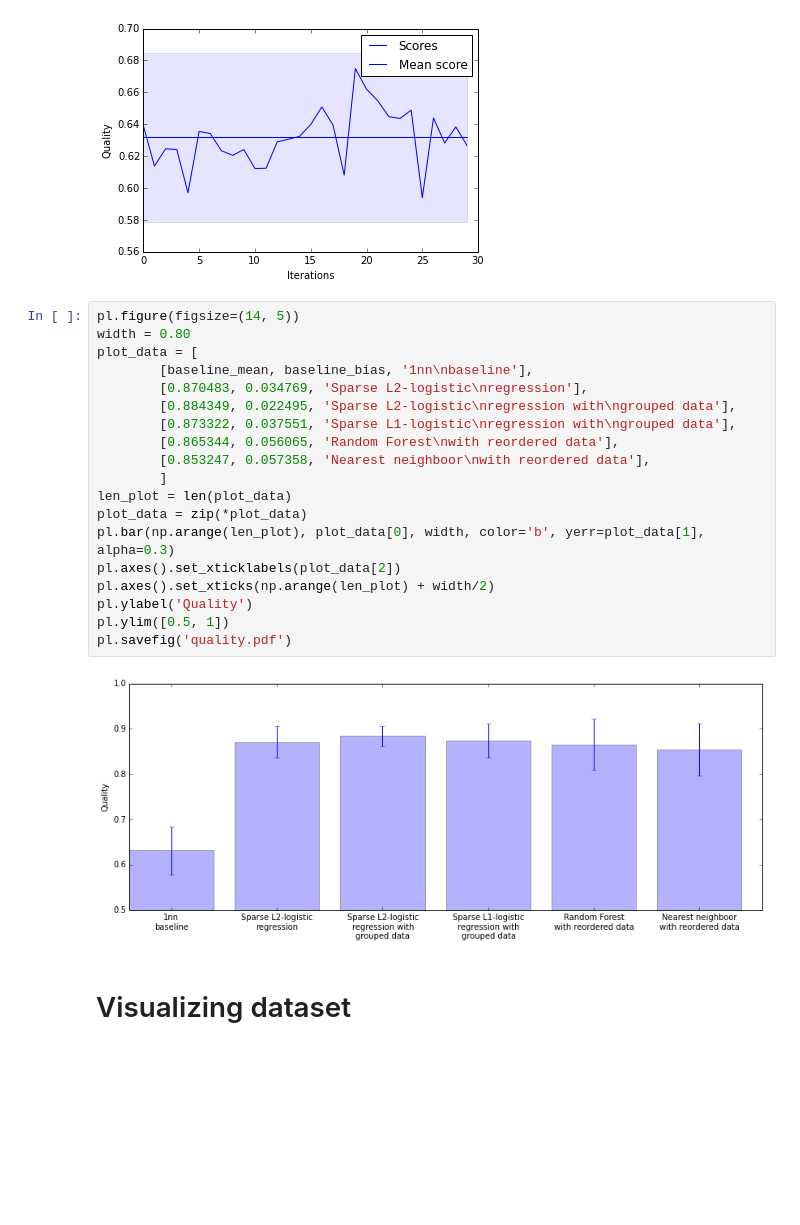
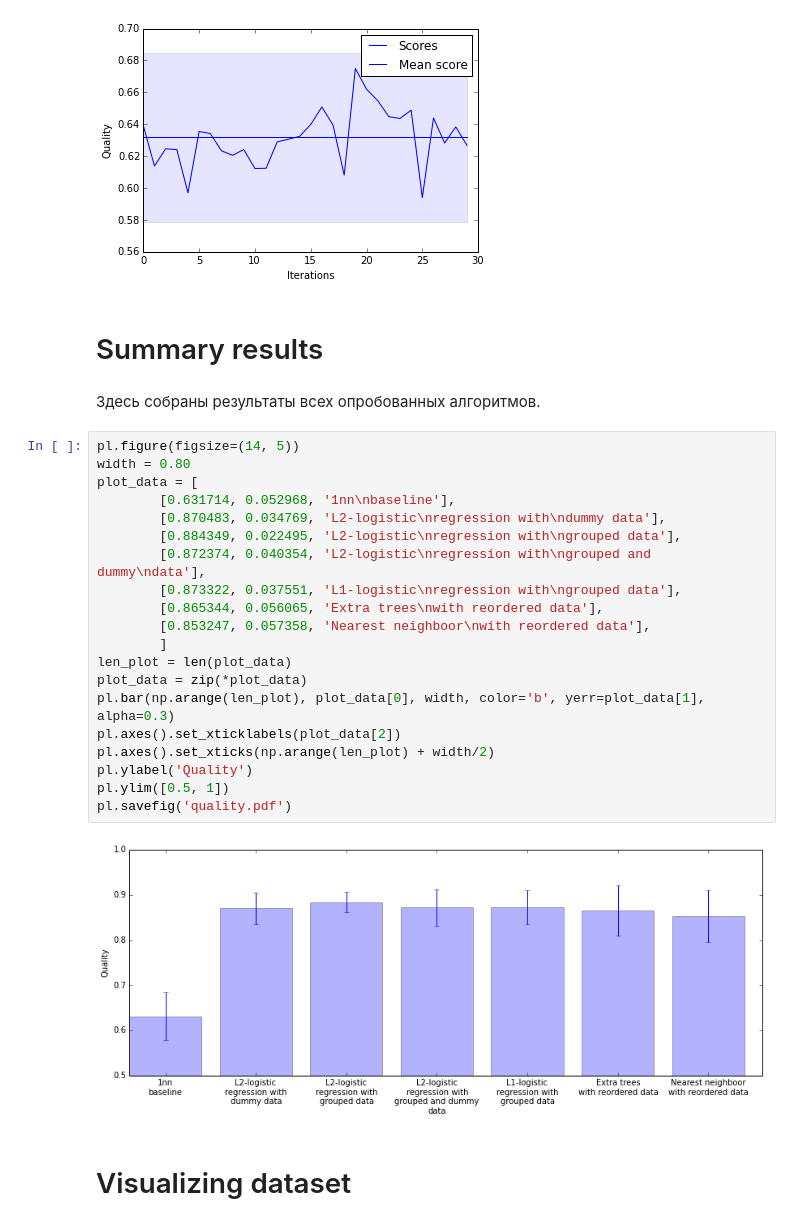
Before and after one commit to Newozz/research, a Jupyter notebook: fonarev_diploma.ipynb, the cells around one changed output. Drawn from its saved outputs; the diff is of its cells as text; blank space fills up the shorter version.

```diff
--- a/fonarev_diploma.ipynb
+++ b/fonarev_diploma.ipynb
@@ -86,27 +90,32 @@ baseline_mean, baseline_bias = plot_scores(baseline_scores)
 Mean 0.631714608297
 Bias 0.0529680921994
 [figure]
+# %% [markdown]
+# Summary results
+# %% [markdown]
+Здесь собраны результаты всех опробованных алгоритмов.
 # %%
 pl.figure(figsize=(14, 5))
 width = 0.80
 plot_data = [
-        [baseline_mean, baseline_bias, '1nn\nbaseline'],
-        [0.870483, 0.034769, 'Sparse L2-logistic\nregression'],
-        [0.884349, 0.022495, 'Sparse L2-logistic\nregression with\ngrouped data'],
-        [0.873322, 0.037551, 'Sparse L1-logistic\nregression with\ngrouped data'],
-        [0.865344, 0.056065, 'Random Forest\nwith reordered data'],
+        [0.631714, 0.052968, '1nn\nbaseline'],
+        [0.870483, 0.034769, 'L2-logistic\nregression with\ndummy data'],
+        [0.884349, 0.022495, 'L2-logistic\nregression with\ngrouped data'],
+        [0.872374, 0.040354, 'L2-logistic\nregression with\ngrouped and dummy\ndata'],
+        [0.873322, 0.037551, 'L1-logistic\nregression with\ngrouped data'],
+        [0.865344, 0.056065, 'Extra trees\nwith reordered data'],
         [0.853247, 0.057358, 'Nearest neighboor\nwith reordered data'],
         ]
 len_plot = len(plot_data)
 plot_data = zip(*plot_data)
 pl.bar(np.arange(len_plot), plot_data[0], width, color='b', yerr=plot_data[1], alpha=0.3)
 pl.axes().set_xticklabels(plot_data[2])
 pl.axes().set_xticks(np.arange(len_plot) + width/2)
 pl.ylabel('Quality')
 pl.ylim([0.5, 1])
 pl.savefig('quality.pdf')
 # %% [output]
-[figure, old version]
+[figure, new version]
 # %% [markdown]
 # Visualizing dataset
 # %% [markdown]
```
Also changed, not shown: parts of 48 cells of this notebook.
